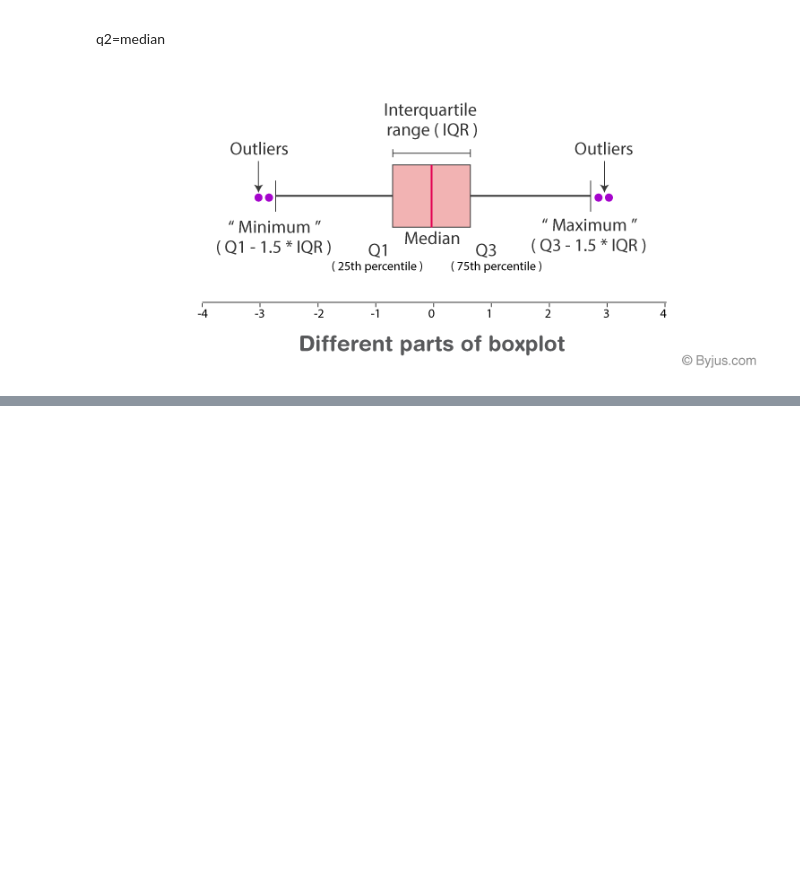
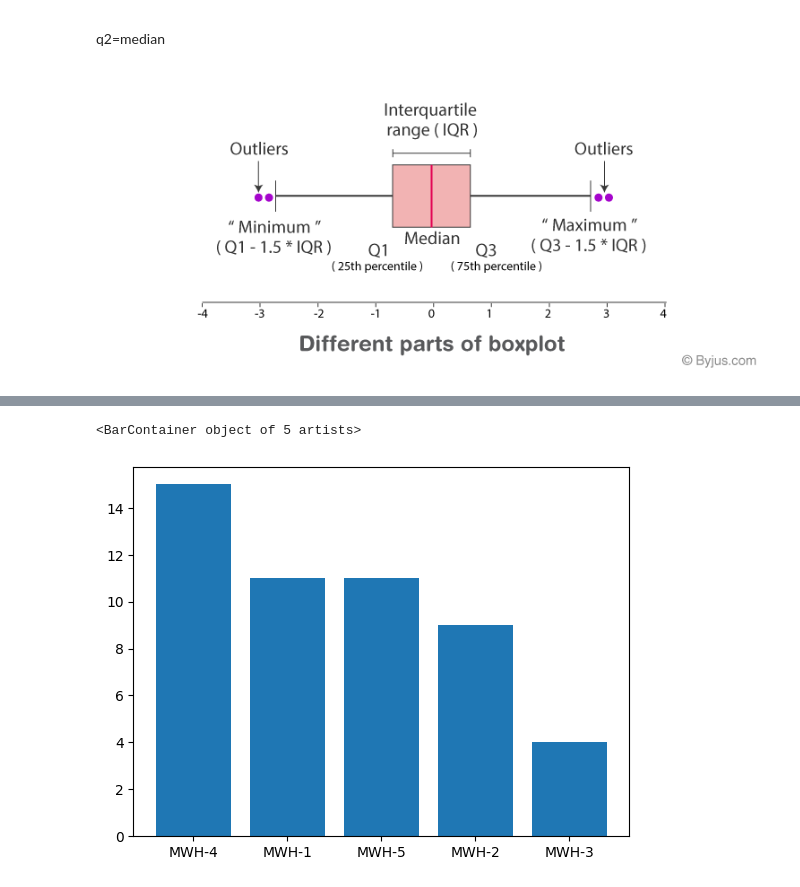
Before and after one commit to chaitanysaraswat/Advanced-Analytics-Using-Statistics, a Jupyter notebook: lecture7.ipynb, the cells around one changed output, grey strips where cells are left out. Cells and saved outputs as stored; diff of their text form; code cells hidden in the pictures; blank space fills up the shorter version.

```diff
--- a/lecture7.ipynb
+++ b/lecture7.ipynb
@@ -230,0 +280,6 @@ n=1000
+# %%
+df1=df.Location.value_counts()
+plt.bar(df1.index,df1)#using location
+# %% [output]
+<BarContainer object of 5 artists>
+[figure, added]
```
Also changed, not shown: parts of 23 cells of this notebook.
